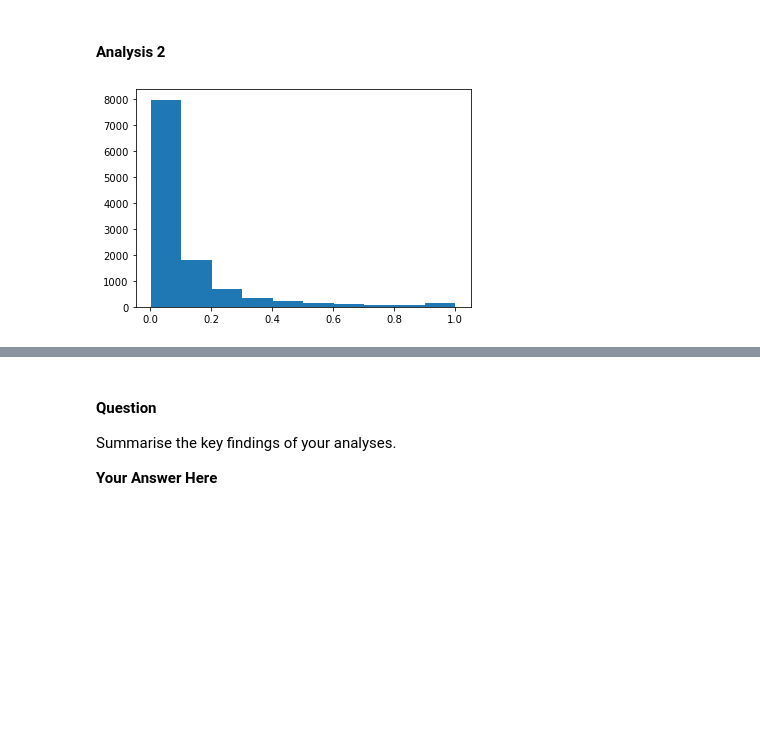
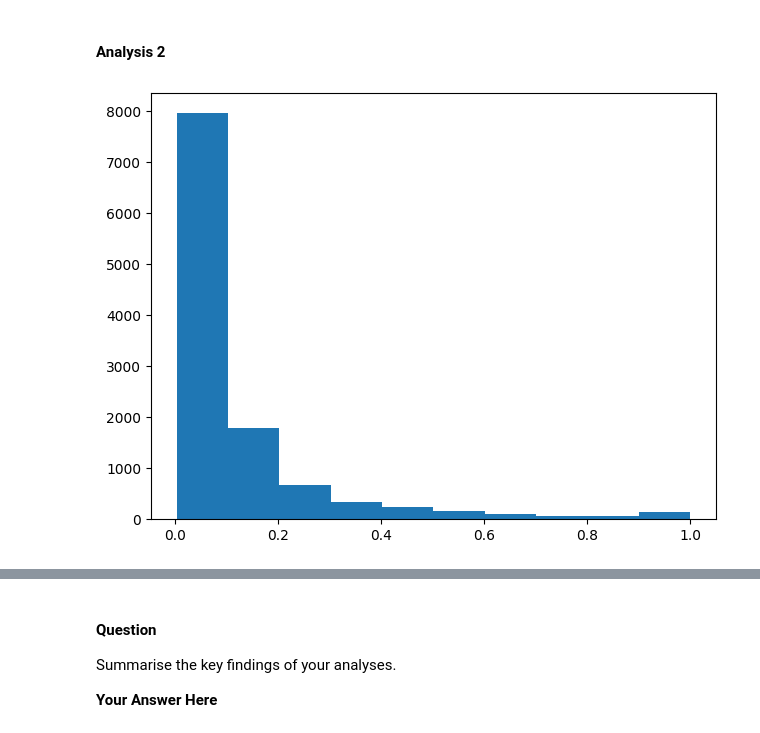
Before and after one commit to Beatrice-cyber/FAI, a Jupyter notebook: cw/COMP0186_CW1/assignment_COMP0186.ipynb, the cells around one changed output, grey strips where cells are left out. Drawn from its saved outputs; the diff is of its cells as text; code cells hidden in the pictures; blank space fills up the shorter version.

```diff
--- a/cw/COMP0186_CW1/assignment_COMP0186.ipynb
+++ b/cw/COMP0186_CW1/assignment_COMP0186.ipynb
@@ -225,15 +214,18 @@ From the above heamap, we can see that the for our y label(median engagement), c
 # %% [markdown]
 #### Analysis 2
 # %%
-import scipy.stats as stats
+import matplotlib.pyplot as plt
+from matplotlib.pyplot import hist
 features = ['document_entropy', 'fraction_stopword_coverage','fraction_stopword_presence',
             'easiness','freshness', 'word_count',
             'duration', 'silent_period_rate']
 
-plt.hist(lectures['median_engagement'])
+
+fig, ax = plt.subplots(tight_layout=True)
+hist = ax.hist(lectures['median_engagement'])
 plt.show()
 # %% [output]
-[figure, old version]
+[figure, new version]
 # %%
 fig, axes = plt.subplots(2, 4, figsize=(20, 10))
 axes = axes.flatten()
```
Also changed, not shown: parts of 9 cells of this notebook.
